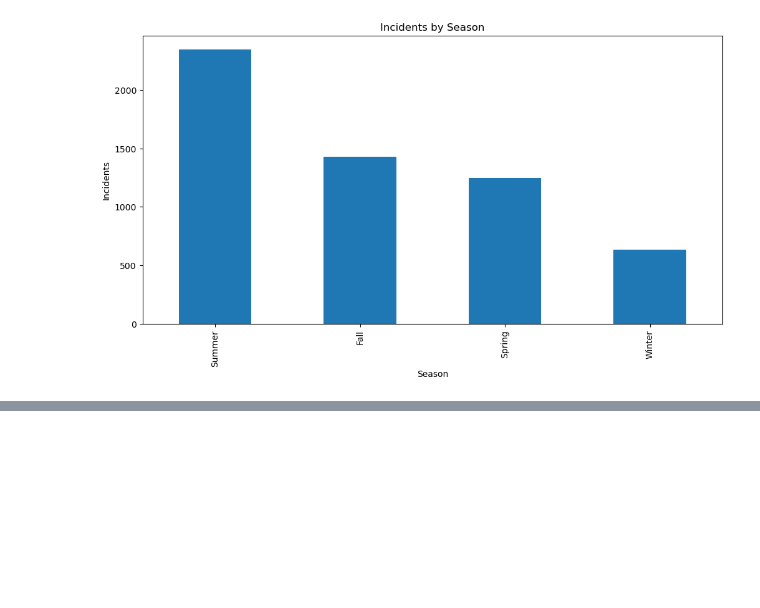
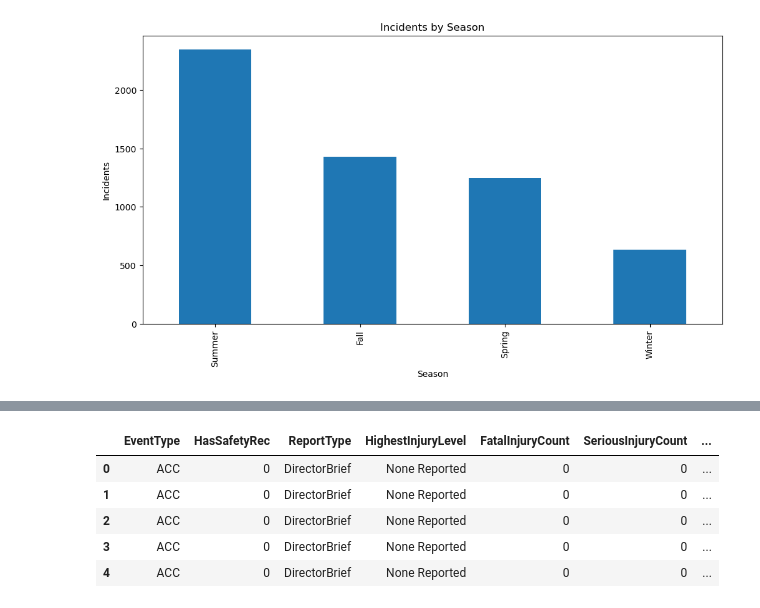
Before and after one commit to TheMirch/dsi-group-project, a Jupyter notebook: code/nolan_eda.ipynb, the cells around one changed output, grey strips where cells are left out. Cells and saved outputs as stored; diff of their text form; code cells hidden in the pictures; blank space fills up the shorter version.

```diff
--- a/code/nolan_eda.ipynb
+++ b/code/nolan_eda.ipynb
@@ -113,0 +170,9 @@ plt.show()
+# %%
+ak_num.head()
+# %% [output]
+|  | EventType | HasSafetyRec | ReportType | HighestInjuryLevel | FatalInjuryCount | SeriousInjuryCount | ... |
+| 0 | ACC | 0 | DirectorBrief | None Reported | 0 | 0 | ... |
+| 1 | ACC | 0 | DirectorBrief | None Reported | 0 | 0 | ... |
+| 2 | ACC | 0 | DirectorBrief | None Reported | 0 | 0 | ... |
+| 3 | ACC | 0 | DirectorBrief | None Reported | 0 | 0 | ... |
+| 4 | ACC | 0 | DirectorBrief | None Reported | 0 | 0 | ... |
```
Also changed, not shown: parts of 12 cells of this notebook, 1 other file.
